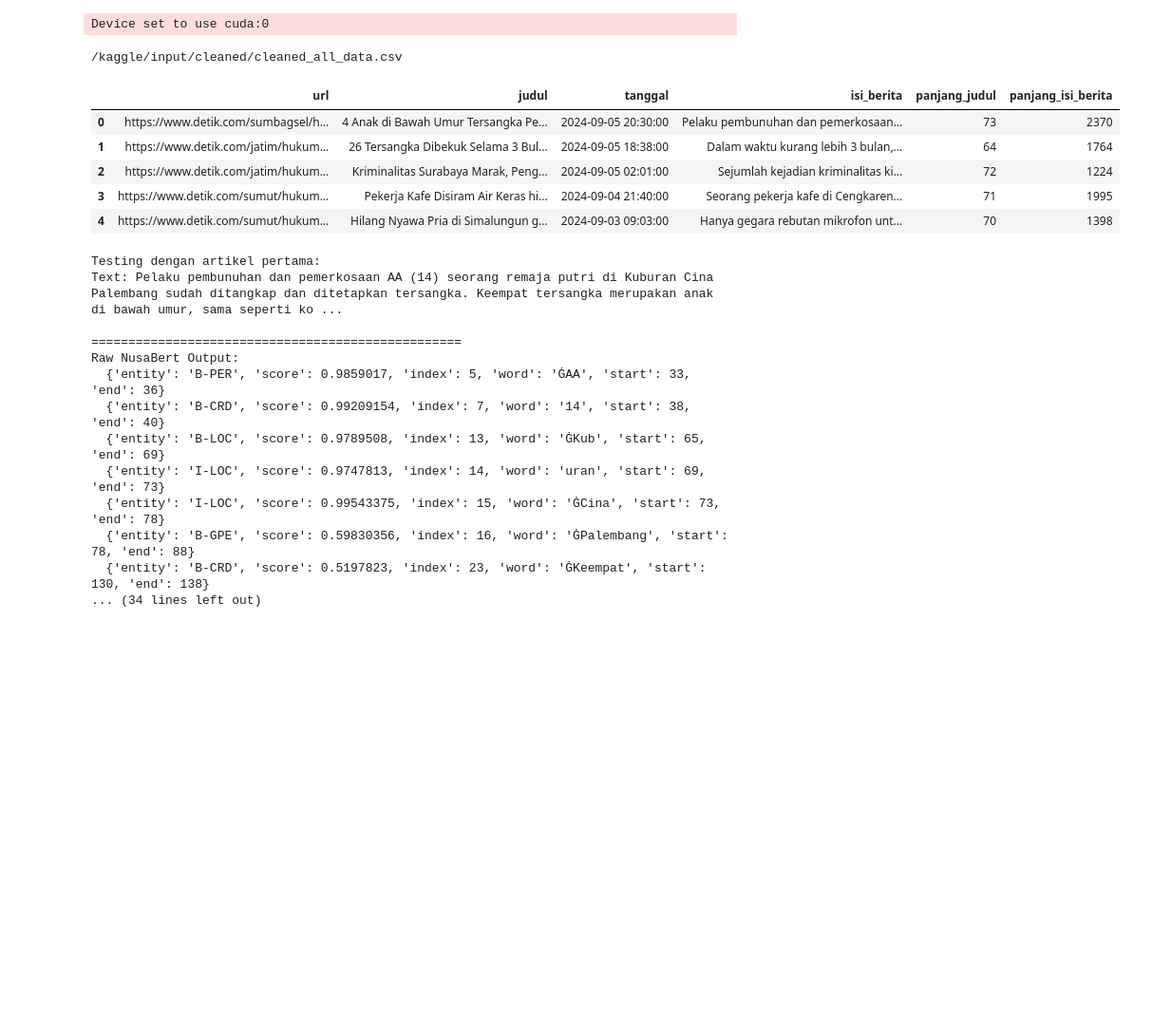
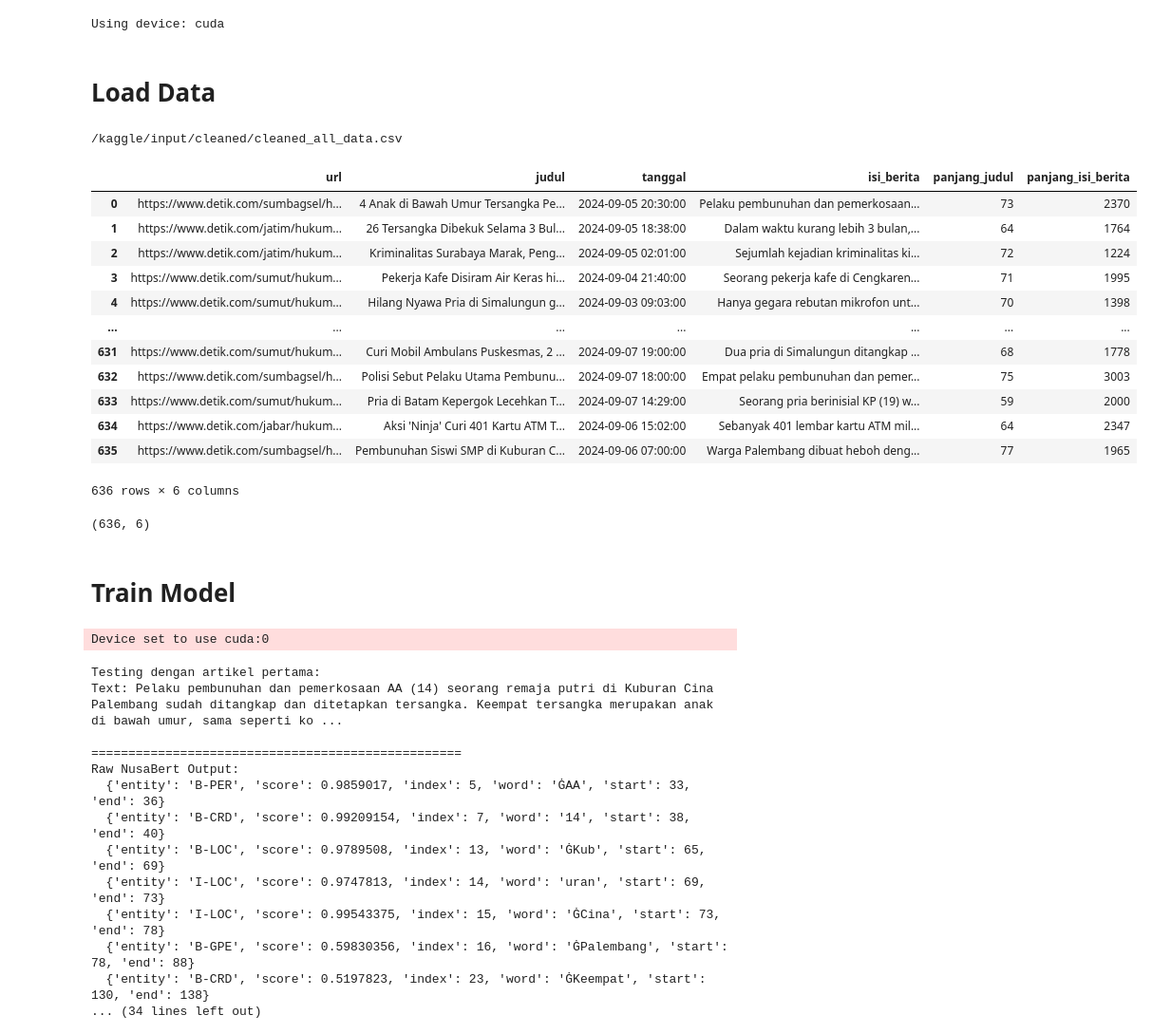
Before and after one commit to fairuuz16/ner-project, a Jupyter notebook: notebooks/04-ner.ipynb, the cells around one changed output. Shown at 95% size. Saved outputs shown, nothing was run; the diff lists cells and outputs as text; code cells hidden in the pictures; blank space fills up the shorter version.

Commit message:
fix: fix model and add new entity

```diff
--- a/notebooks/04-ner.ipynb
+++ b/notebooks/04-ner.ipynb
@@ -19,25 +23,43 @@ E0000 00:00:1748703852.621940     117 cuda_blas.cc:1418] Unable to register cuBL
 # %%
 device = torch.device("cuda" if torch.cuda.is_available() else "cpu")
+print(f"Using device: {device}")
+# %% [output]
+Using device: cuda
+# %% [markdown]
+# Load Data
+# %%
+for dirname, _, filenames in os.walk('/kaggle/input'):
+    for filename in filenames:
+        print(os.path.join(dirname, filename))
+
+df = pd.read_csv('/kaggle/input/cleaned/cleaned_all_data.csv')
+df
+# %% [output]
+/kaggle/input/cleaned/cleaned_all_data.csv
+|  | url | judul | tanggal | isi_berita | panjang_judul | panjang_isi_berita |
+| 0 | https://www.detik.com/sumbagsel/h... | 4 Anak di Bawah Umur Tersangka Pe... | 2024-09-05 20:30:00 | Pelaku pembunuhan dan pemerkosaan... | 73 | 2370 |
+| 1 | https://www.detik.com/jatim/hukum... | 26 Tersangka Dibekuk Selama 3 Bul... | 2024-09-05 18:38:00 | Dalam waktu kurang lebih 3 bulan,... | 64 | 1764 |
+| 2 | https://www.detik.com/jatim/hukum... | Kriminalitas Surabaya Marak, Peng... | 2024-09-05 02:01:00 | Sejumlah kejadian kriminalitas ki... | 72 | 1224 |
+| 3 | https://www.detik.com/sumut/hukum... | Pekerja Kafe Disiram Air Keras hi... | 2024-09-04 21:40:00 | Seorang pekerja kafe di Cengkaren... | 71 | 1995 |
+| 4 | https://www.detik.com/sumut/hukum... | Hilang Nyawa Pria di Simalungun g... | 2024-09-03 09:03:00 | Hanya gegara rebutan mikrofon unt... | 70 | 1398 |
+| ... | ... | ... | ... | ... | ... | ... |
+| 631 | https://www.detik.com/sumut/hukum... | Curi Mobil Ambulans Puskesmas, 2 ... | 2024-09-07 19:00:00 | Dua pria di Simalungun ditangkap ... | 68 | 1778 |
+| 632 | https://www.detik.com/sumbagsel/h... | Polisi Sebut Pelaku Utama Pembunu... | 2024-09-07 18:00:00 | Empat pelaku pembunuhan dan pemer... | 75 | 3003 |
+| 633 | https://www.detik.com/sumut/hukum... | Pria di Batam Kepergok Lecehkan T... | 2024-09-07 14:29:00 | Seorang pria berinisial KP (19) w... | 59 | 2000 |
+| 634 | https://www.detik.com/jabar/hukum... | Aksi 'Ninja' Curi 401 Kartu ATM T... | 2024-09-06 15:02:00 | Sebanyak 401 lembar kartu ATM mil... | 64 | 2347 |
+| 635 | https://www.detik.com/sumbagsel/h... | Pembunuhan Siswi SMP di Kuburan C... | 2024-09-06 07:00:00 | Warga Palembang dibuat heboh deng... | 77 | 1965 |
+636 rows × 6 columns
+# %%
+df.shape
+# %% [output]
+(636, 6)
+# %% [markdown]
+# Train Model
 # %%
 pipe = pipeline("token-classification", model="cahya/NusaBert-ner-v1.3")
 tokenizer = AutoTokenizer.from_pretrained("cahya/NusaBert-ner-v1.3")
 model = AutoModel.from_pretrained("cahya/NusaBert-ner-v1.3")
 # %% [output]
 Device set to use cuda:0
-# %%
-for dirname, _, filenames in os.walk('/kaggle/input'):
-    for filename in filenames:
-        print(os.path.join(dirname, filename))
-
-df = pd.read_csv('/kaggle/input/cleaned/cleaned_all_data.csv')
-df.head()
-# %% [output]
-/kaggle/input/cleaned/cleaned_all_data.csv
-|  | url | judul | tanggal | isi_berita | panjang_judul | panjang_isi_berita |
-| 0 | https://www.detik.com/sumbagsel/h... | 4 Anak di Bawah Umur Tersangka Pe... | 2024-09-05 20:30:00 | Pelaku pembunuhan dan pemerkosaan... | 73 | 2370 |
-| 1 | https://www.detik.com/jatim/hukum... | 26 Tersangka Dibekuk Selama 3 Bul... | 2024-09-05 18:38:00 | Dalam waktu kurang lebih 3 bulan,... | 64 | 1764 |
-| 2 | https://www.detik.com/jatim/hukum... | Kriminalitas Surabaya Marak, Peng... | 2024-09-05 02:01:00 | Sejumlah kejadian kriminalitas ki... | 72 | 1224 |
-| 3 | https://www.detik.com/sumut/hukum... | Pekerja Kafe Disiram Air Keras hi... | 2024-09-04 21:40:00 | Seorang pekerja kafe di Cengkaren... | 71 | 1995 |
-| 4 | https://www.detik.com/sumut/hukum... | Hilang Nyawa Pria di Simalungun g... | 2024-09-03 09:03:00 | Hanya gegara rebutan mikrofon unt... | 70 | 1398 |
 # %%
 def debug_nusabert_output(text, pipe):
```
Also changed, not shown: parts of 28 cells of this notebook, 1 other file.
